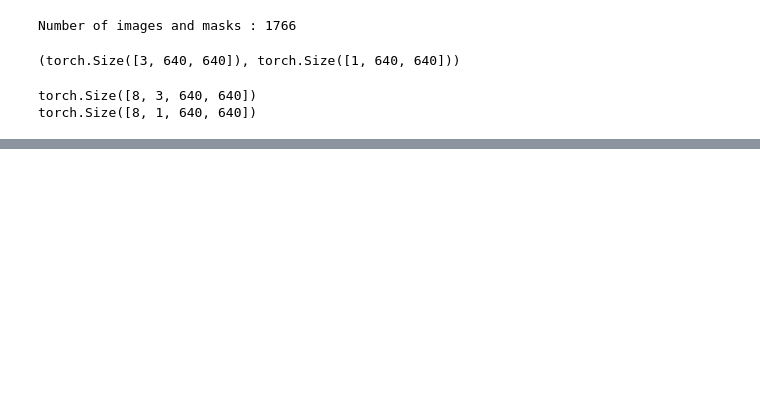
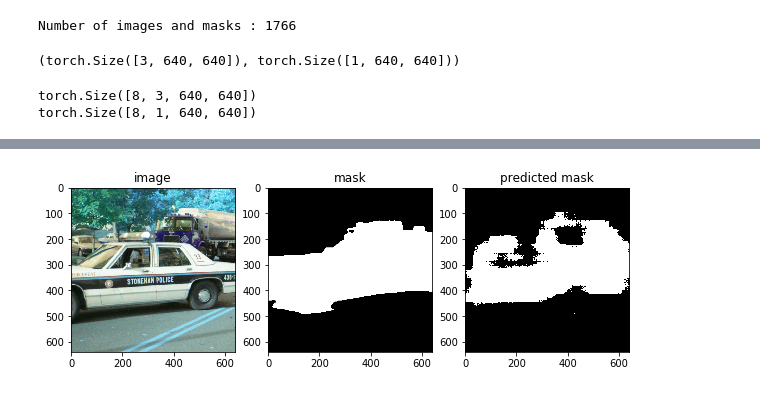
Before and after one commit to houssamn/SemanticSegmentation, a Jupyter notebook: 2.Modelling.ipynb, the cells around one changed output, grey strips where cells are left out. Cells and saved outputs as stored; diff of their text form; code cells hidden in the pictures; blank space fills up the shorter version.

```diff
--- a/2.Modelling.ipynb
+++ b/2.Modelling.ipynb
@@ -135,2 +139,5 @@ Epoch : 2
 # %%
 # Visualize Some Results.
+show_image(1500)
+# %% [output]
+[figure, added]
```
Also changed, not shown: parts of 7 cells of this notebook, 1 other file.
